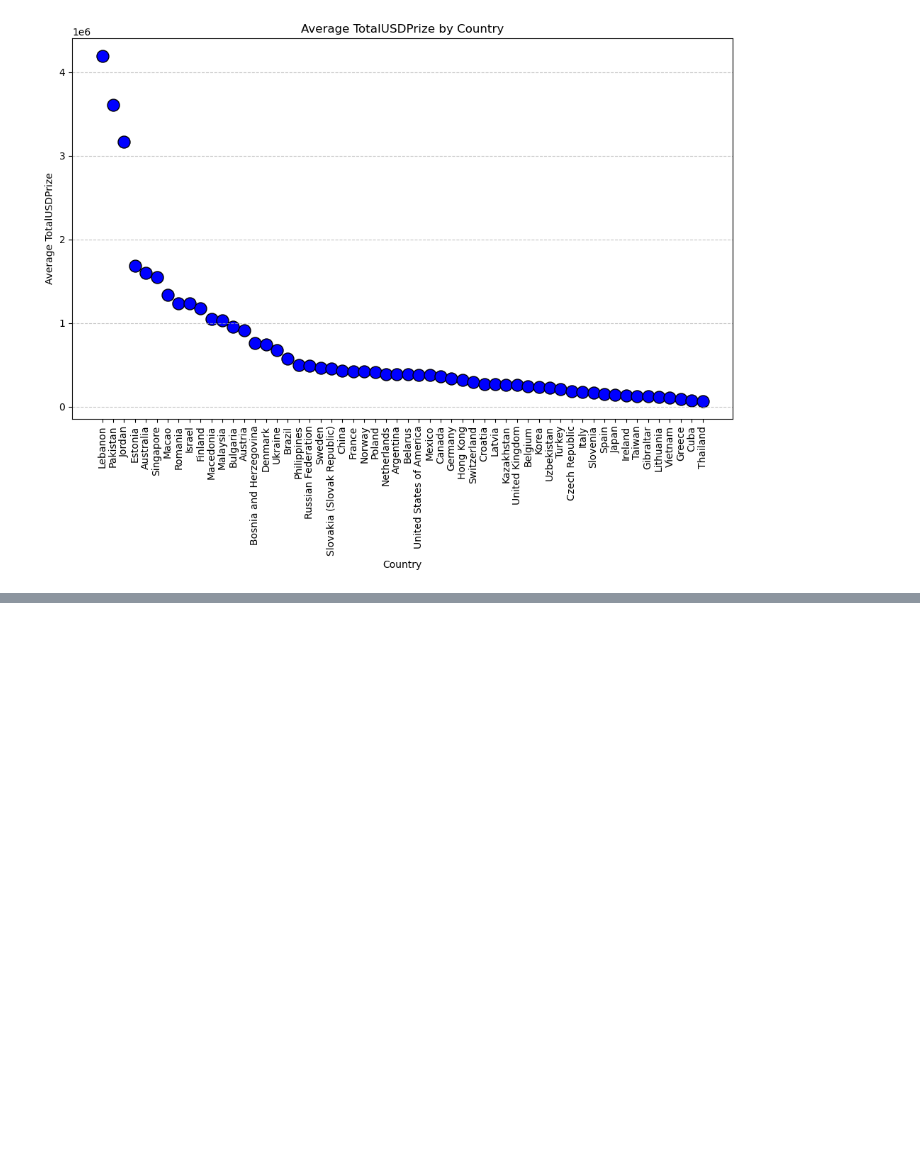
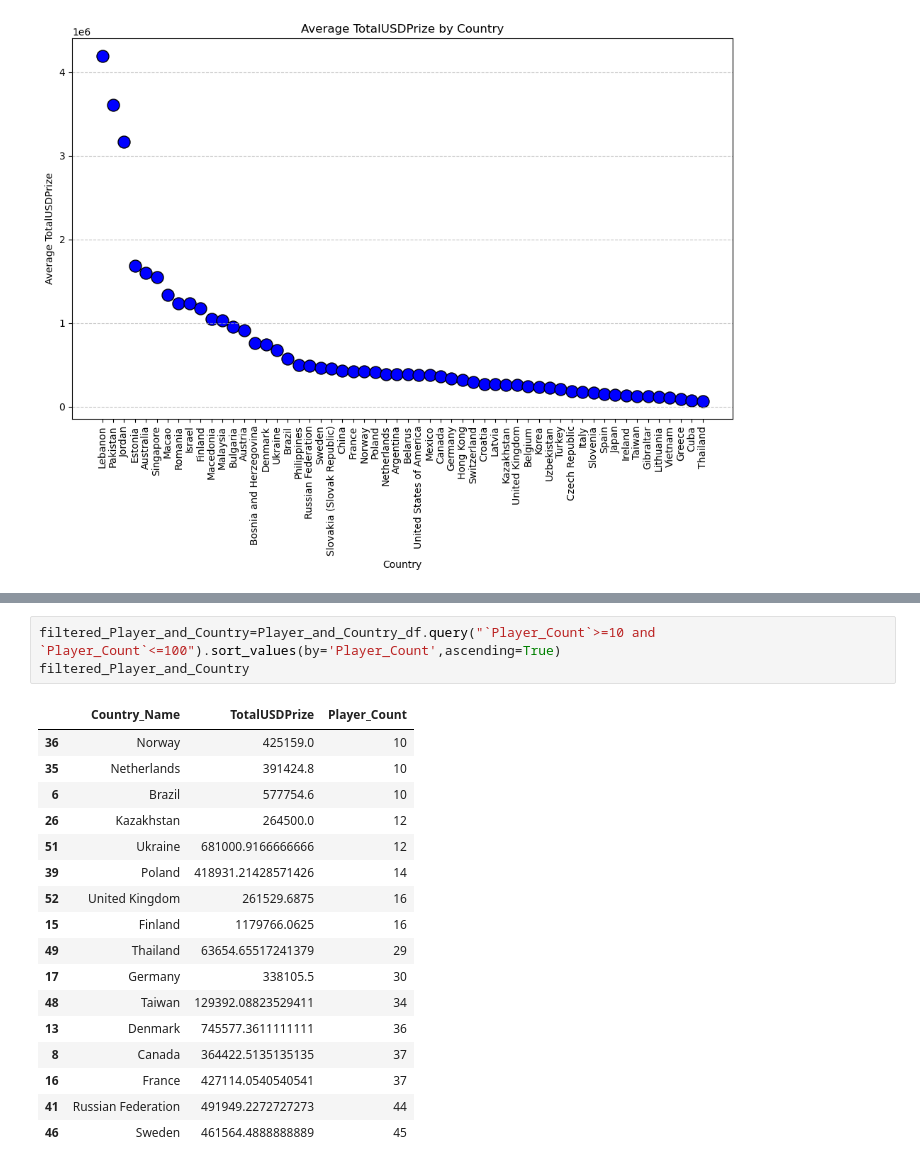
Before and after one commit to Natphipps/ESports-Financial-Analysis, a Jupyter notebook: Jup_File_Aron.ipynb, the cells around one changed output, grey strips where cells are left out. Drawn from its saved outputs; the diff is of its cells as text; blank space fills up the shorter version.

```diff
--- a/Jup_File_Aron.ipynb
+++ b/Jup_File_Aron.ipynb
@@ -361,0 +448,21 @@ plt.show()
+# %%
+filtered_Player_and_Country=Player_and_Country_df.query("`Player_Count`>=10 and `Player_Count`<=100").sort_values(by='Player_Count',ascending=True)
+filtered_Player_and_Country
+# %% [output]
+|  | Country_Name | TotalUSDPrize | Player_Count |
+| 36 | Norway | 425159.0 | 10 |
+| 35 | Netherlands | 391424.8 | 10 |
+| 6 | Brazil | 577754.6 | 10 |
+| 26 | Kazakhstan | 264500.0 | 12 |
+| 51 | Ukraine | 681000.9166666666 | 12 |
+| 39 | Poland | 418931.21428571426 | 14 |
+| 52 | United Kingdom | 261529.6875 | 16 |
+| 15 | Finland | 1179766.0625 | 16 |
+| 49 | Thailand | 63654.65517241379 | 29 |
+| 17 | Germany | 338105.5 | 30 |
+| 48 | Taiwan | 129392.08823529411 | 34 |
+| 13 | Denmark | 745577.3611111111 | 36 |
+| 8 | Canada | 364422.5135135135 | 37 |
+| 16 | France | 427114.0540540541 | 37 |
+| 41 | Russian Federation | 491949.2272727273 | 44 |
+| 46 | Sweden | 461564.4888888889 | 45 |
```
Also changed, not shown: parts of 13 cells of this notebook.
